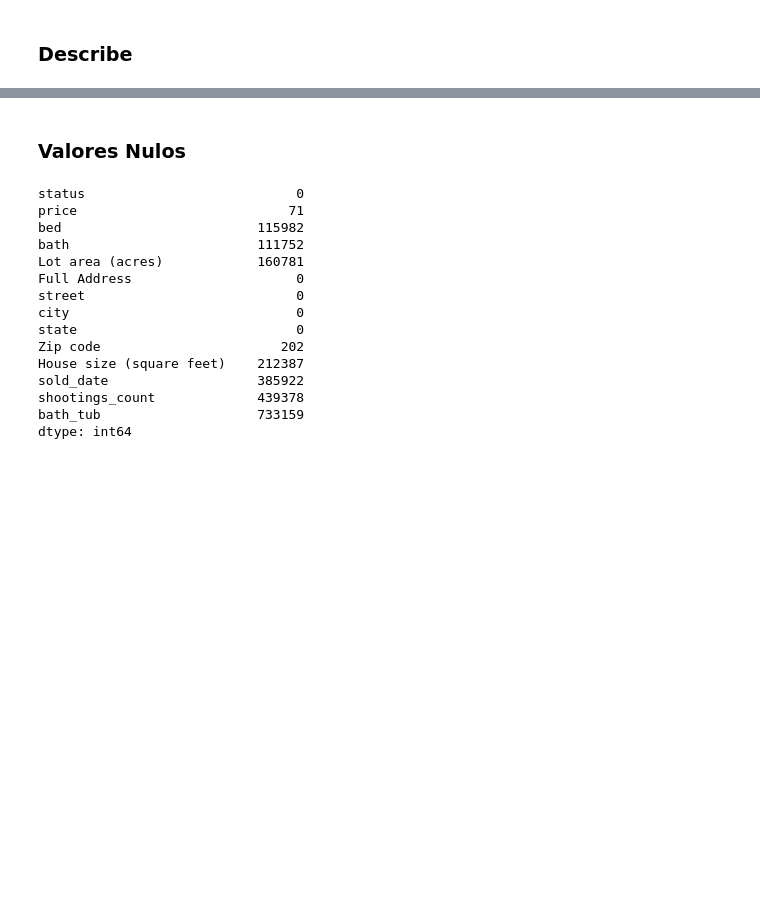
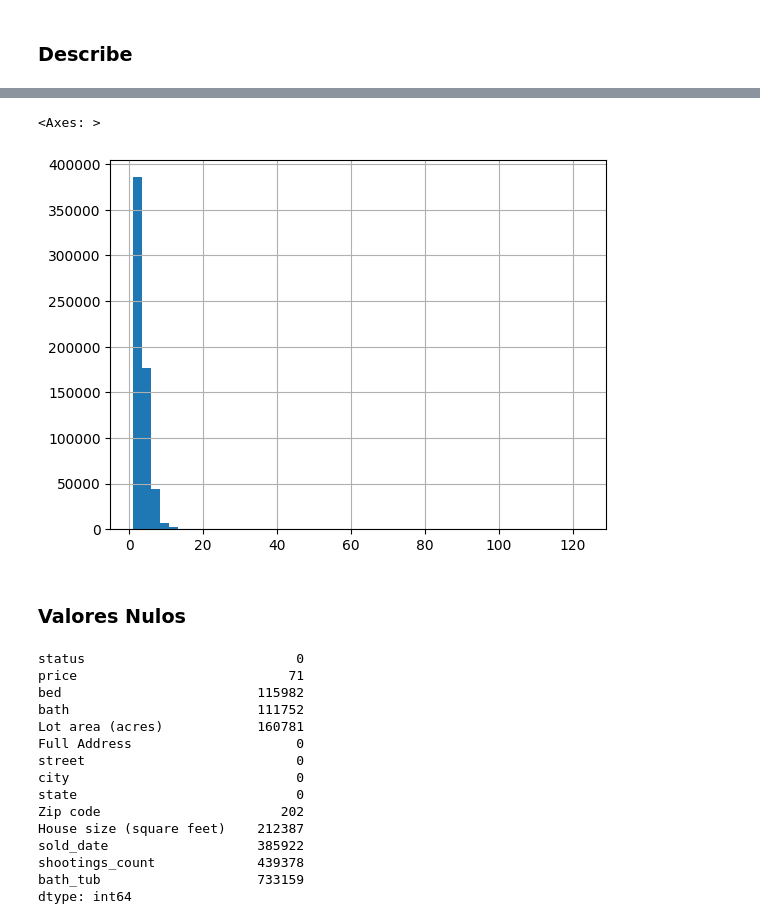
Before and after one commit to pythonpanama/pylearn-data-101, a Jupyter notebook: notebooks/PyLearn Data Course.ipynb, the cells around one changed output, grey strips where cells are left out. Cells and saved outputs as stored; diff of their text form; code cells hidden in the pictures; blank space fills up the shorter version.

```diff
--- a/notebooks/PyLearn Data Course.ipynb
+++ b/notebooks/PyLearn Data Course.ipynb
@@ -128,3 +135,8 @@ df.describe()
+# %%
+df['bed'].hist(bins=50)
+# %% [output]
+<Axes: >
+[figure, added]
 # %% [markdown]
 ### Valores Nulos
 # %%
```
Also changed, not shown: parts of 7 cells of this notebook.
